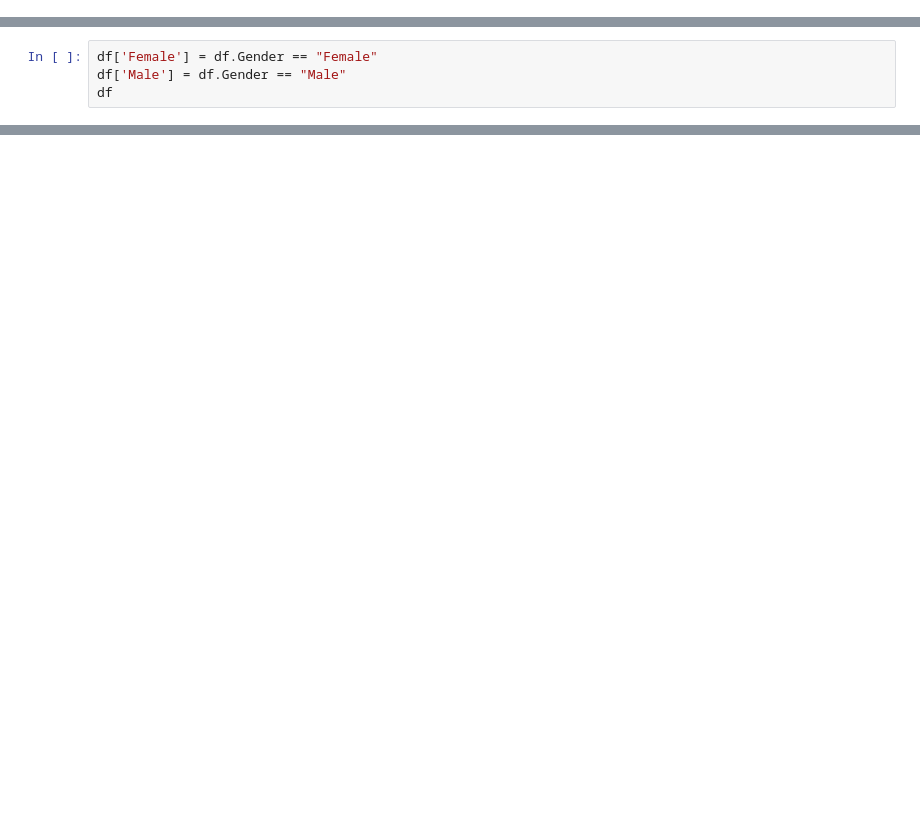
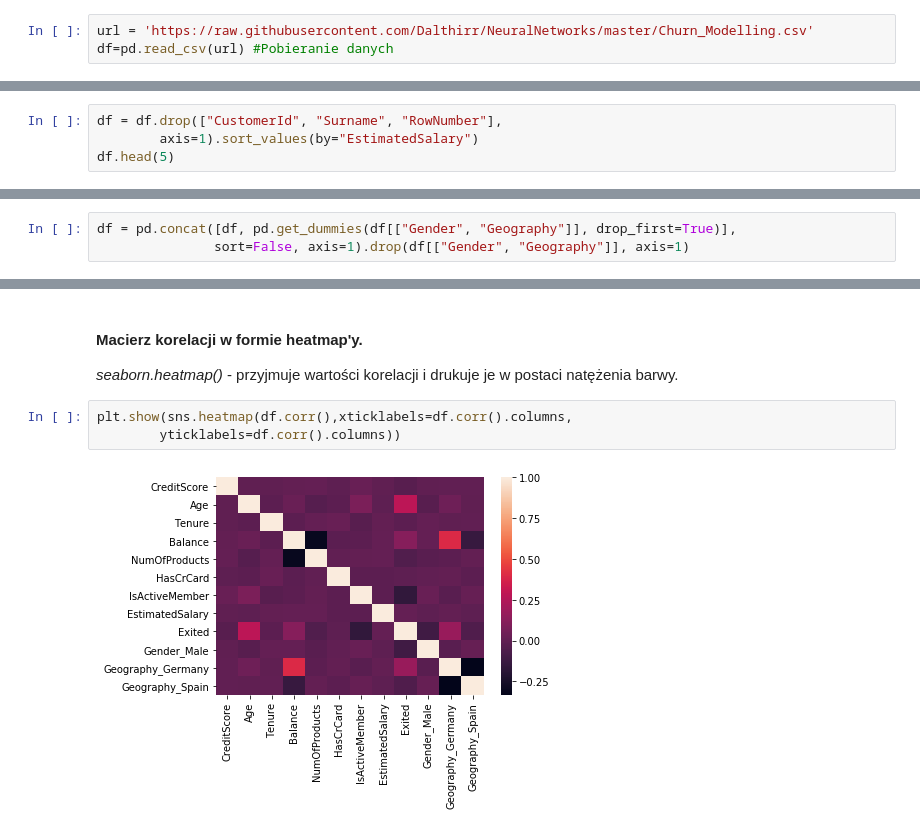
Before and after one commit to MichalPietruszevski/NeuralNetworks, a Jupyter notebook: EDA.ipynb, the cells around one changed output, grey strips where cells are left out. Cells and saved outputs as stored; diff of their text form; blank space fills up the shorter version.

```diff
--- a/EDA.ipynb
+++ b/EDA.ipynb
@@ -34,0 +23,3 @@ df.head(5)
+# %%
+url = 'https://raw.githubusercontent.com/Dalthirr/NeuralNetworks/master/Churn_Modelling.csv'
+df=pd.read_csv(url) #Pobieranie danych
@@ -101,4 +64,0 @@ Name: NumOfProducts, dtype: int64
-# %%
-df['Female'] = df.Gender == "Female"
-df['Male'] = df.Gender == "Male"
-df
@@ -123,0 +117,4 @@ df
+# %%
+df = df.drop(["CustomerId", "Surname", "RowNumber"],
+        axis=1).sort_values(by="EstimatedSalary")
+df.head(5)
@@ -123,0 +133,3 @@ df
+# %%
+df = pd.concat([df, pd.get_dummies(df[["Gender", "Geography"]], drop_first=True)],
+               sort=False, axis=1).drop(df[["Gender", "Geography"]], axis=1)
@@ -123,0 +193,8 @@ df
+# %% [markdown]
+<h4>Macierz korelacji w formie <b> heatmap'y.</b></h4>
+<i>seaborn.heatmap()</i> - przyjmuje wartości korelacji i drukuje je w postaci natężenia barwy.
+# %%
+plt.show(sns.heatmap(df.corr(),xticklabels=df.corr().columns,
+        yticklabels=df.corr().columns))
+# %% [output]
+[figure, added]
```
Also changed, not shown: parts of 40 cells of this notebook.
